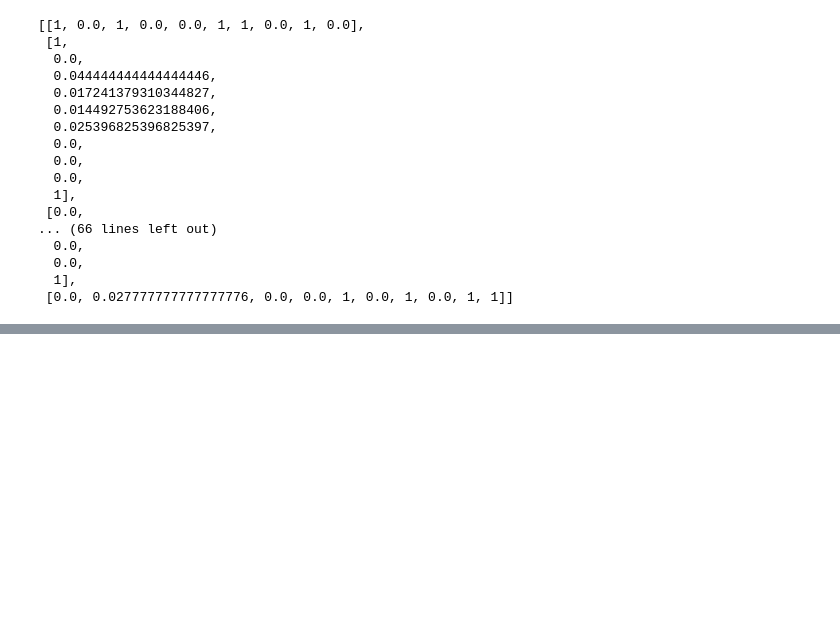
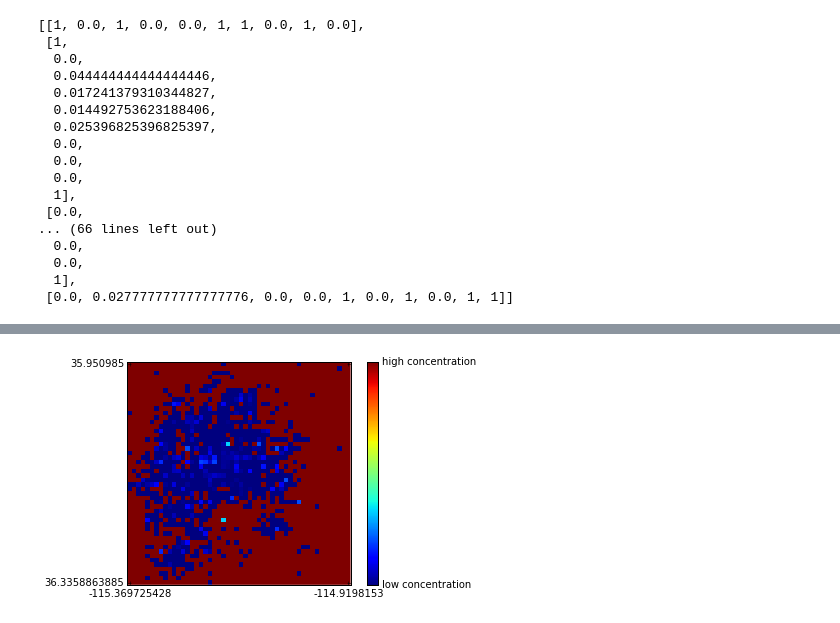
Before and after one commit to drsaltiel/GA_final, a Jupyter notebook: business_opportunity_metric.ipynb, the cells around one changed output, grey strips where cells are left out. Cells and saved outputs as stored; diff of their text form; code cells hidden in the pictures; blank space fills up the shorter version.

```diff
--- a/business_opportunity_metric.ipynb
+++ b/business_opportunity_metric.ipynb
@@ -209,0 +270,4 @@ cb.set_ticklabels(['bad', 'great!'])  # put text labels on them
+# %%
+plot_bins('Chinese',50)
+# %% [output]
+[figure, added]
```
Also changed, not shown: parts of 5 cells of this notebook.
